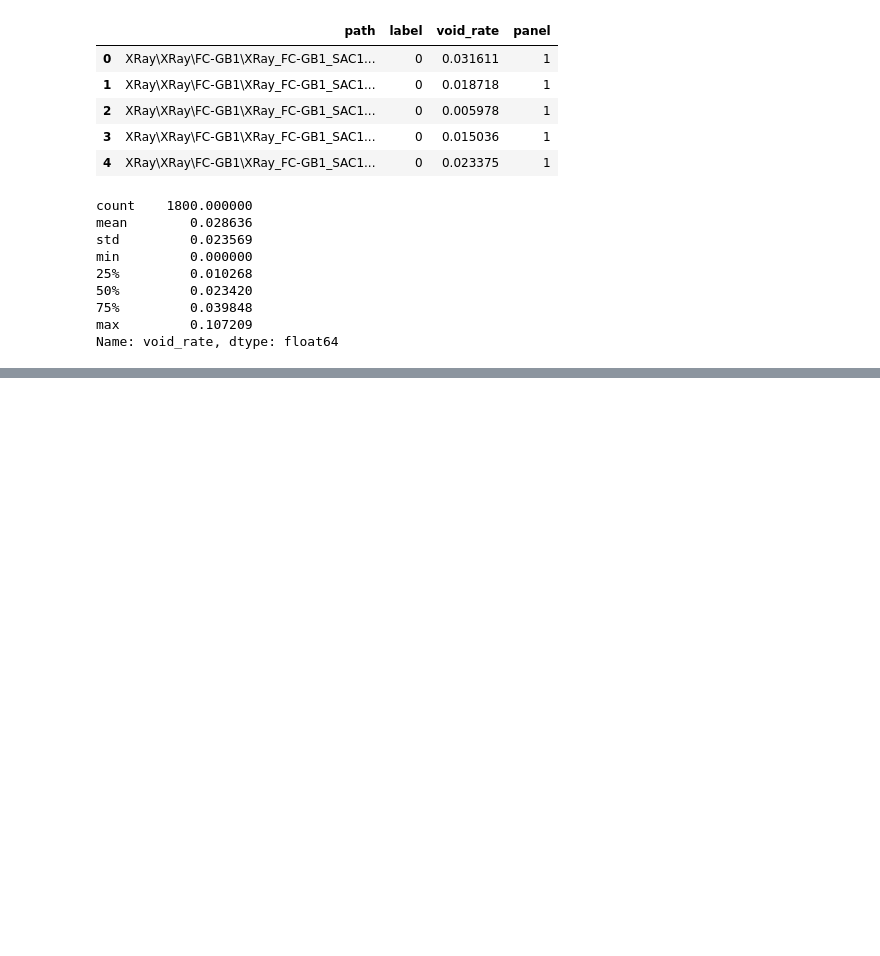
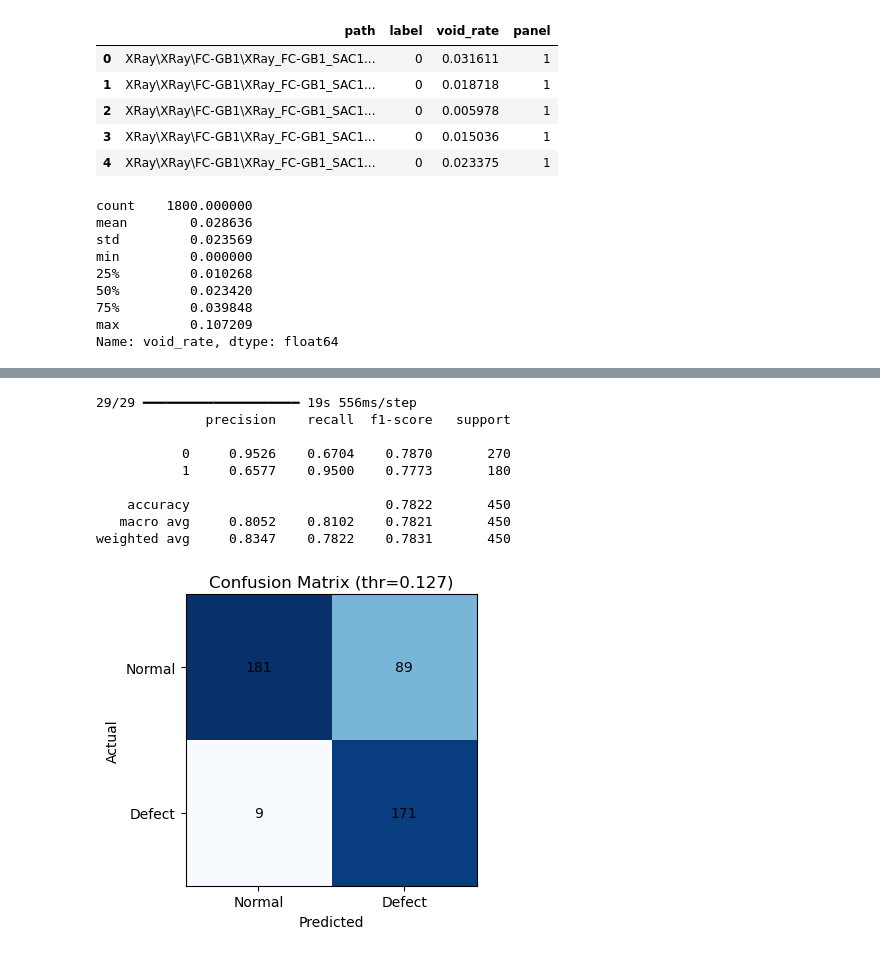
Before and after one commit to HariPrakash79/solder-joint-quality-prediction, a Jupyter notebook: train_mobilenet.ipynb, the cells around one changed output, grey strips where cells are left out. Cells and saved outputs as stored; diff of their text form; code cells hidden in the pictures; blank space fills up the shorter version.

```diff
--- a/train_mobilenet.ipynb
+++ b/train_mobilenet.ipynb
@@ -13,7 +13,7 @@ import tensorflow as tf
 from tensorflow.keras import layers, models
 # %%
 # Hyperparameters (centralized)
-THRESHOLD = 0.036
+THRESHOLD = 0.04
 IMG_SIZE = (224, 224)
 BATCH_SIZE = 16
 EPOCHS = 5
@@ -22,6 +22,12 @@ EPOCHS = 5
 TRAIN_BACKBONE = False
 DROPOUT = 0.2
 LEARNING_RATE = 1e-3
+FINE_TUNE = True
+UNFREEZE_LAST_N = 20
+FINE_TUNE_EPOCHS = 5
+FINE_TUNE_LR = 1e-5
+DECISION_THRESHOLD = 0.127  # tuned for higher defect recall
+EARLY_STOPPING_PATIENCE = 3
 # %%
 # Load labeled data (rebuild mapping here so notebook is standalone)
 import re
@@ -210,0 +262,36 @@ Epoch 5/5
+# %%
+# Confusion matrix on test set
+import numpy as np
+from sklearn.metrics import confusion_matrix, classification_report
+import matplotlib.pyplot as plt
+
+y_true = np.concatenate([y.numpy() for _, y in test_ds], axis=0)
+y_prob = model.predict(test_ds).ravel()
+y_pred = (y_prob >= DECISION_THRESHOLD).astype(int)
+
+cm = confusion_matrix(y_true, y_pred)
+print(classification_report(y_true, y_pred, digits=4))
+
+plt.figure(figsize=(4, 4))
+plt.imshow(cm, cmap="Blues")
+plt.title(f"Confusion Matrix (thr={DECISION_THRESHOLD:.3f})")
+plt.xlabel("Predicted")
+plt.ylabel("Actual")
+plt.xticks([0, 1], ["Normal", "Defect"])
+plt.yticks([0, 1], ["Normal", "Defect"])
+for i in range(2):
+    for j in range(2):
+        plt.text(j, i, cm[i, j], ha="center", va="center", color="black")
+plt.tight_layout()
+plt.show()
+# %% [output]
+29/29 ━━━━━━━━━━━━━━━━━━━━ 19s 556ms/step
+              precision    recall  f1-score   support
+
+           0     0.9526    0.6704    0.7870       270
+           1     0.6577    0.9500    0.7773       180
+
+    accuracy                         0.7822       450
+   macro avg     0.8052    0.8102    0.7821       450
+weighted avg     0.8347    0.7822    0.7831       450
+[figure, added]
```
Also changed, not shown: parts of 7 cells of this notebook, 2 other files.
